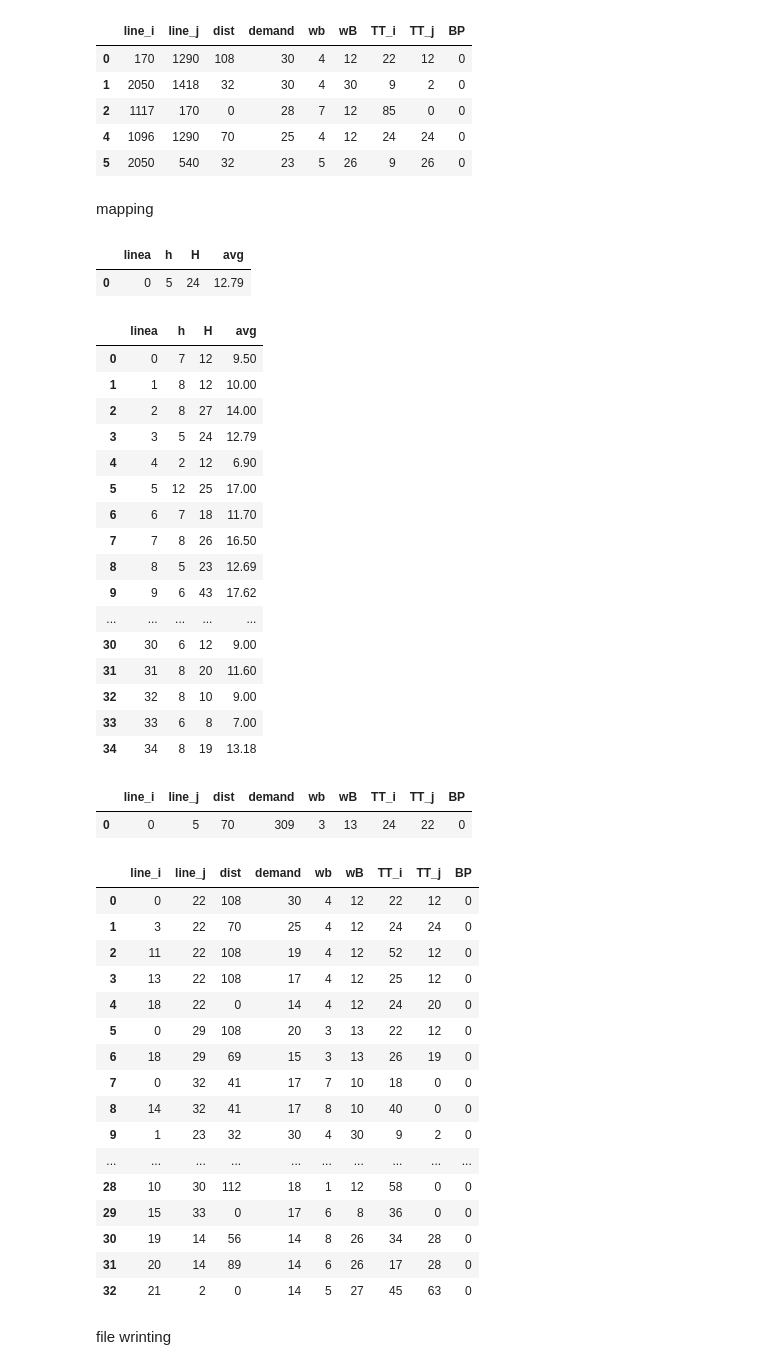
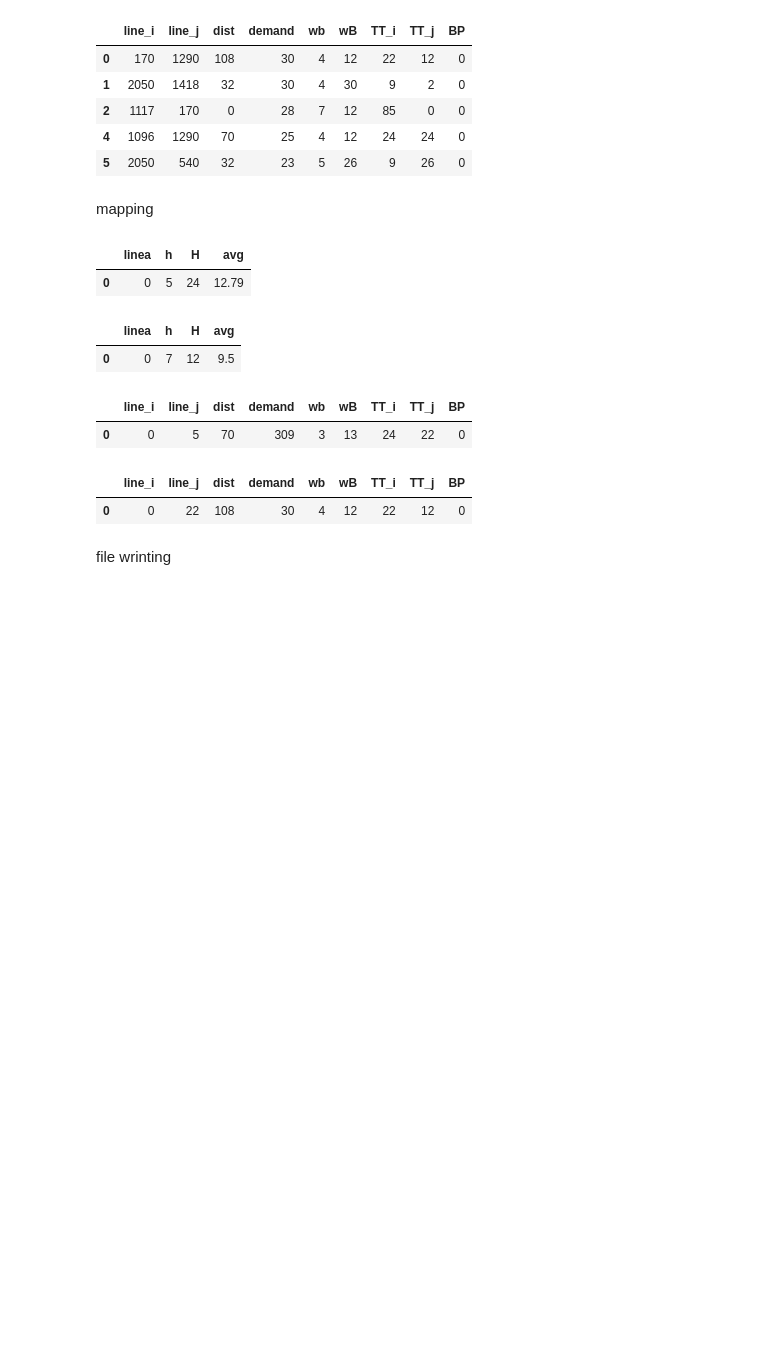
Before and after one commit to jonathan-murana/bus-generator, a Jupyter notebook: bus.ipynb, the cells around one changed output. Cells and saved outputs as stored; diff of their text form; code cells hidden in the pictures; blank space fills up the shorter version.

```diff
--- a/bus.ipynb
+++ b/bus.ipynb
@@ -633,66 +633,36 @@ def mapping(points,frec_h_H_avg):
 
 
 
 
 
 points_all_day_mapped, frequencies_all_day_mapped = mapping(points_all_day,frequencies_all_day)
 points_1200_1400_mapped, frequencies_1200_1400_mapped = mapping(points_1200_1400,frequencies_1200_1400)
 
 display(frequencies_all_day_mapped.head(1))
-display(frequencies_1200_1400_mapped.head(100))
+display(frequencies_1200_1400_mapped.head(1))
 
 display(points_all_day_mapped.head(1))
-display(points_1200_1400_mapped.head(50))
+display(points_1200_1400_mapped.head(1))
 
 #display(frec_h_H_avg_ids)
 #frec_h_H_avg_ids.round(2)
 
 #redondeado_points_con_ids=points_con_ids.round(2)
 #redondeado_frec_h_H_avg_ids=frec_h_H_avg_ids.round(2)
 
 
 #redondeado_frec_h_H_avg_ids.to_csv("frecuencias.csv", sep='\t', encoding='utf-8', index=False, header=False)
 
 #redondeado_points_con_ids.to_csv("points.csv", sep='\t', encoding='utf-8', index=False, header=False)
 # %% [output]
 |  | linea | h | H | avg |
 | 0 | 0 | 5 | 24 | 12.79 |
 |  | linea | h | H | avg |
-| 0 | 0 | 7 | 12 | 9.50 |
-| 1 | 1 | 8 | 12 | 10.00 |
-| 2 | 2 | 8 | 27 | 14.00 |
-| 3 | 3 | 5 | 24 | 12.79 |
-| 4 | 4 | 2 | 12 | 6.90 |
-| 5 | 5 | 12 | 25 | 17.00 |
-| 6 | 6 | 7 | 18 | 11.70 |
-| 7 | 7 | 8 | 26 | 16.50 |
-| 8 | 8 | 5 | 23 | 12.69 |
-| 9 | 9 | 6 | 43 | 17.62 |
-| ... | ... | ... | ... | ... |
-| 30 | 30 | 6 | 12 | 9.00 |
-| 31 | 31 | 8 | 20 | 11.60 |
-| 32 | 32 | 8 | 10 | 9.00 |
-| 33 | 33 | 6 | 8 | 7.00 |
-| 34 | 34 | 8 | 19 | 13.18 |
+| 0 | 0 | 7 | 12 | 9.5 |
 |  | line_i | line_j | dist | demand | wb | wB | TT_i | TT_j | BP |
 | 0 | 0 | 5 | 70 | 309 | 3 | 13 | 24 | 22 | 0 |
 |  | line_i | line_j | dist | demand | wb | wB | TT_i | TT_j | BP |
 | 0 | 0 | 22 | 108 | 30 | 4 | 12 | 22 | 12 | 0 |
-| 1 | 3 | 22 | 70 | 25 | 4 | 12 | 24 | 24 | 0 |
-| 2 | 11 | 22 | 108 | 19 | 4 | 12 | 52 | 12 | 0 |
-| 3 | 13 | 22 | 108 | 17 | 4 | 12 | 25 | 12 | 0 |
-| 4 | 18 | 22 | 0 | 14 | 4 | 12 | 24 | 20 | 0 |
-| 5 | 0 | 29 | 108 | 20 | 3 | 13 | 22 | 12 | 0 |
-| 6 | 18 | 29 | 69 | 15 | 3 | 13 | 26 | 19 | 0 |
-| 7 | 0 | 32 | 41 | 17 | 7 | 10 | 18 | 0 | 0 |
-| 8 | 14 | 32 | 41 | 17 | 8 | 10 | 40 | 0 | 0 |
-| 9 | 1 | 23 | 32 | 30 | 4 | 30 | 9 | 2 | 0 |
-| ... | ... | ... | ... | ... | ... | ... | ... | ... | ... |
-| 28 | 10 | 30 | 112 | 18 | 1 | 12 | 58 | 0 | 0 |
-| 29 | 15 | 33 | 0 | 17 | 6 | 8 | 36 | 0 | 0 |
-| 30 | 19 | 14 | 56 | 14 | 8 | 26 | 34 | 28 | 0 |
-| 31 | 20 | 14 | 89 | 14 | 6 | 26 | 17 | 28 | 0 |
-| 32 | 21 | 2 | 0 | 14 | 5 | 27 | 45 | 63 | 0 |
 # %% [markdown]
 file wrinting
 # %%
```
Also changed, not shown: parts of 14 cells of this notebook.
